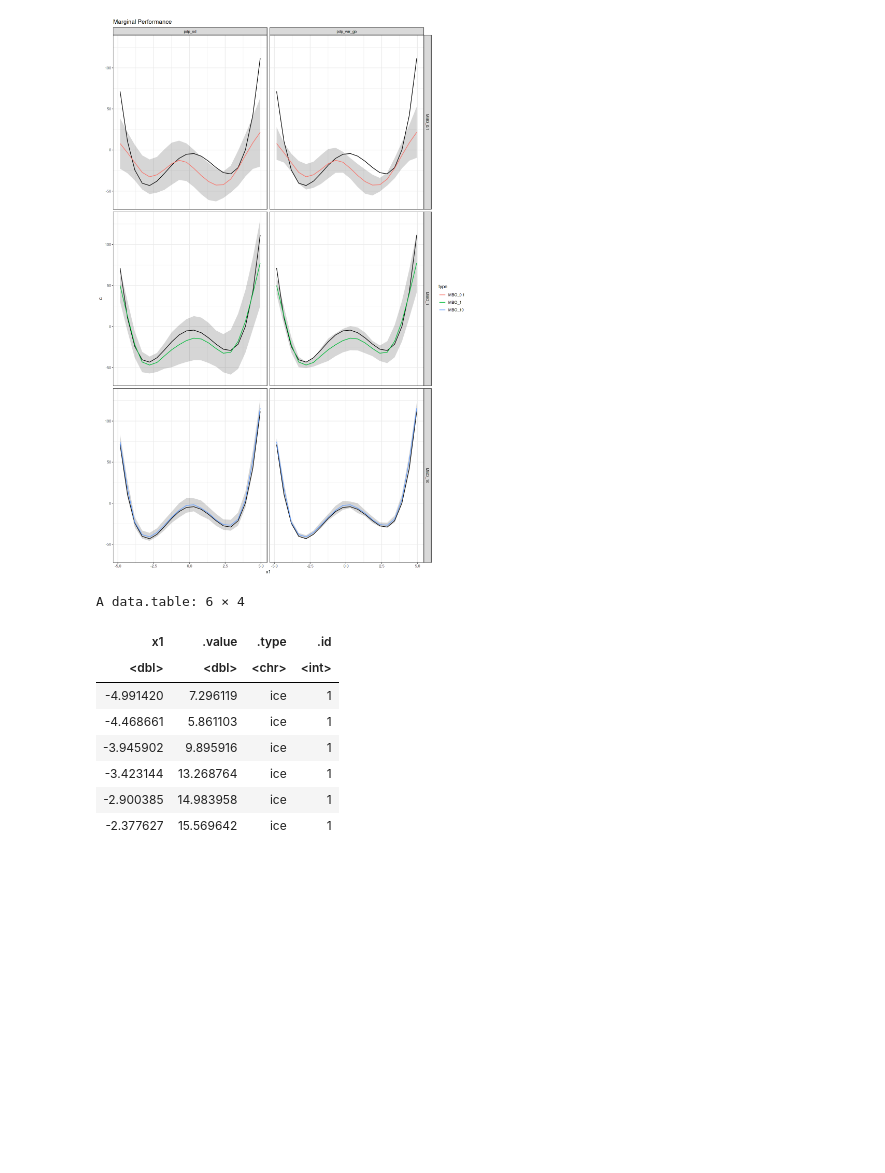
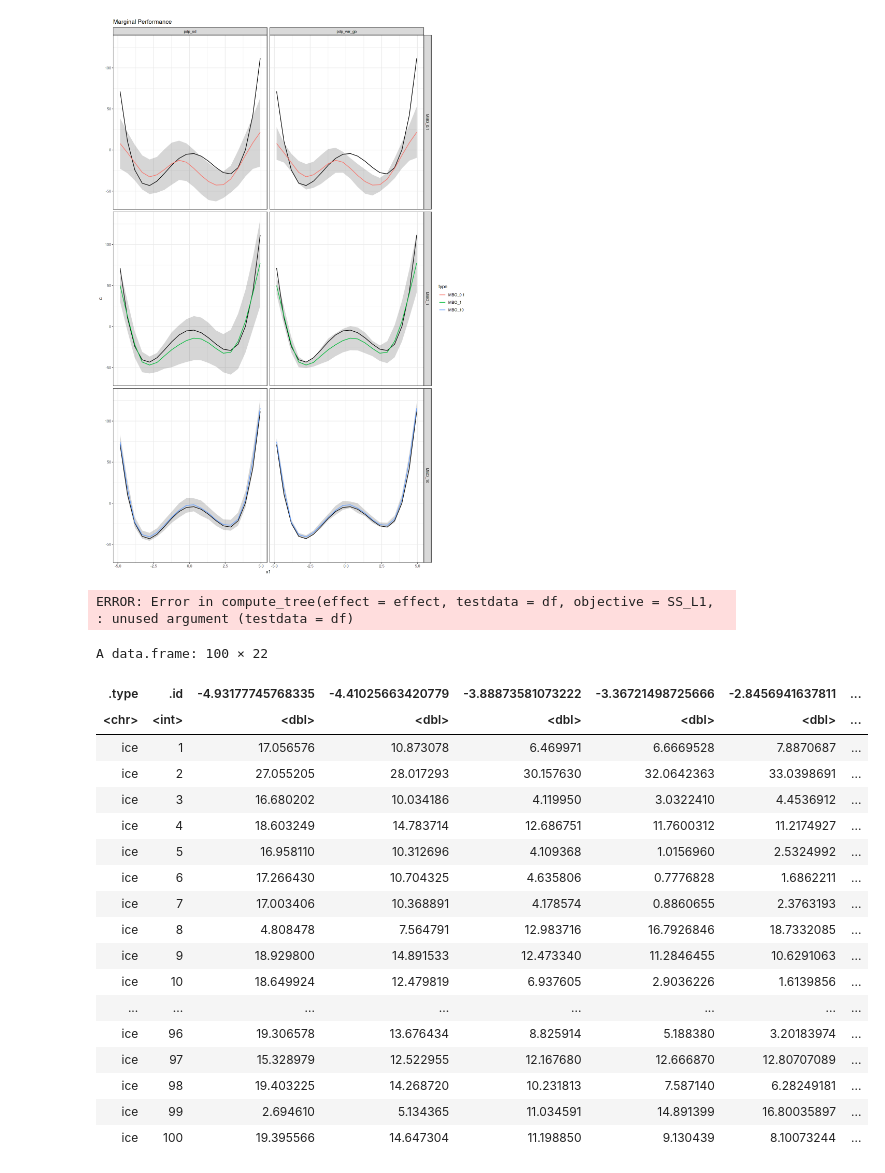
Before and after one commit to slds-lmu/paper_2021_xautoml, a Jupyter notebook: notebooks/synthetic_functions_hypotheses.ipynb, the cells around one changed output. Drawn from its saved outputs; the diff is of its cells as text; code cells hidden in the pictures; blank space fills up the shorter version.

```diff
--- a/notebooks/synthetic_functions_hypotheses.ipynb
+++ b/notebooks/synthetic_functions_hypotheses.ipynb
@@ -574,3 +684,7 @@ pl2
+# %%
+compute_tree(effect = effect, df = df, objective = SS_L1, n.splits = 2)
+# %% [output]
+ERROR: Error in compute_tree(effect = effect, testdata = df, objective = SS_L1, : unused argument (testdata = df)
 # %%
 SS_L1 = function(y, x, requires.x = FALSE, ...) {
   require(Rfast)
@@ -595,19 +694,28 @@ eff = data.table(effect$results)
-# %%
-head(eff)
-# %% [output]
-A data.table: 6 × 4
-| x1 | .value | .type | .id |
-| <dbl> | <dbl> | <chr> | <int> |
-| -4.991420 | 7.296119 | ice | 1 |
-| -4.468661 | 5.861103 | ice | 1 |
-| -3.945902 | 9.895916 | ice | 1 |
-| -3.423144 | 13.268764 | ice | 1 |
-| -2.900385 | 14.983958 | ice | 1 |
-| -2.377627 | 15.569642 | ice | 1 |
 # %%
 # eff = eff[, .value := (.value - mean(.value)), by = c(".type", ".id")]
-Y = tidyr::spread(eff, x1, .value)
+Y = tidyr::spread(eff, "x1", .value)
 Y = as.data.frame(Y)
+Y
+# %% [output]
+A data.frame: 100 × 22
+| .type | .id | -4.93177745768335 | -4.41025663420779 | -3.88873581073222 | -3.36721498725666 | -2.8456941637811 | ... |
+| <chr> | <int> | <dbl> | <dbl> | <dbl> | <dbl> | <dbl> | ... |
+| ice | 1 | 17.056576 | 10.873078 | 6.469971 | 6.6669528 | 7.8870687 | ... |
+| ice | 2 | 27.055205 | 28.017293 | 30.157630 | 32.0642363 | 33.0398691 | ... |
+| ice | 3 | 16.680202 | 10.034186 | 4.119950 | 3.0322410 | 4.4536912 | ... |
+| ice | 4 | 18.603249 | 14.783714 | 12.686751 | 11.7600312 | 11.2174927 | ... |
+| ice | 5 | 16.958110 | 10.312696 | 4.109368 | 1.0156960 | 2.5324992 | ... |
+| ice | 6 | 17.266430 | 10.704325 | 4.635806 | 0.7776828 | 1.6862211 | ... |
+| ice | 7 | 17.003406 | 10.368891 | 4.178574 | 0.8860655 | 2.3763193 | ... |
+| ice | 8 | 4.808478 | 7.564791 | 12.983716 | 16.7926846 | 18.7332085 | ... |
+| ice | 9 | 18.929800 | 14.891533 | 12.473340 | 11.2846455 | 10.6291063 | ... |
+| ice | 10 | 18.649924 | 12.479819 | 6.937605 | 2.9036226 | 1.6139856 | ... |
+| ... | ... | ... | ... | ... | ... | ... | ... |
+| ice | 96 | 19.306578 | 13.676434 | 8.825914 | 5.188380 | 3.20183974 | ... |
+| ice | 97 | 15.328979 | 12.522955 | 12.167680 | 12.666870 | 12.80707089 | ... |
+| ice | 98 | 19.403225 | 14.268720 | 10.231813 | 7.587140 | 6.28249181 | ... |
+| ice | 99 | 2.694610 | 5.134365 | 11.034591 | 14.891399 | 16.80035897 | ... |
+| ice | 100 | 19.395566 | 14.647304 | 11.198850 | 9.130439 | 8.10073244 | ... |
 # %%
 Y = Y[, setdiff(colnames(Y), c(".type", ".id"))]
 # %%
```
Also changed, not shown: parts of 18 cells of this notebook, 1 other file.
